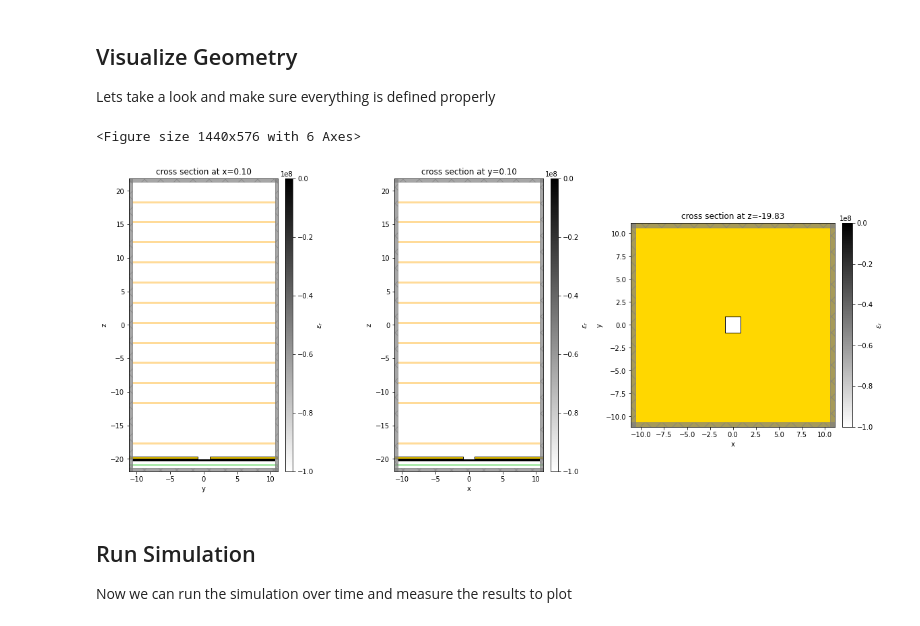
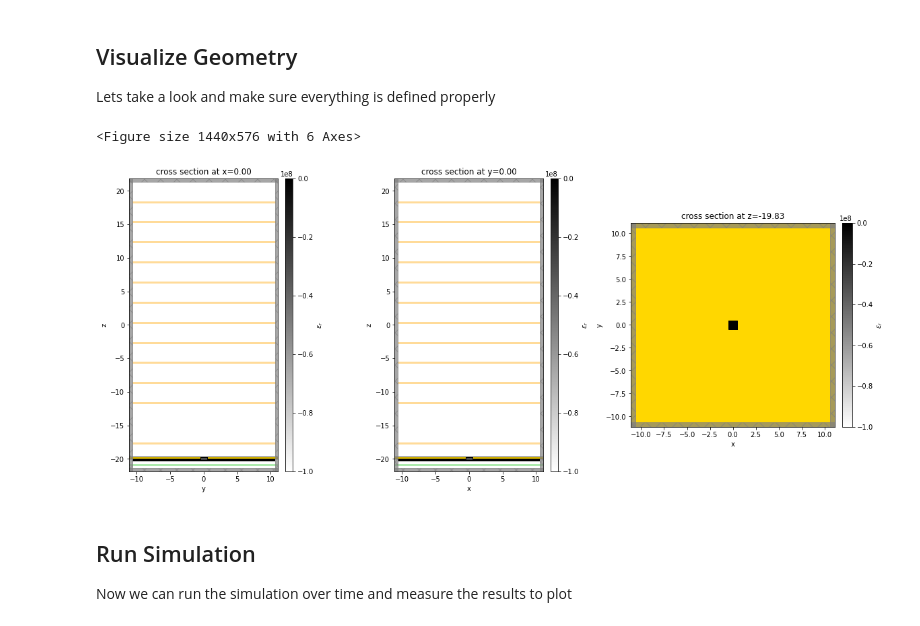
Before and after one commit to flexcompute-readthedocs/tidy3d-docs, a Jupyter notebook: docs/source/notebooks/Near2FarTest2.ipynb, the cells around one changed output. Drawn from its saved outputs; the diff is of its cells as text; code cells hidden in the pictures.

```diff
--- a/docs/source/notebooks/Near2FarTest2.ipynb
+++ b/docs/source/notebooks/Near2FarTest2.ipynb
@@ -91,35 +91,22 @@ substrate = td.Structure(
     medium=SiO2
 )
 
-# create a running list of structures
-geometry = [substrate]
-
 width = 1 * wavelength
-
 pec_center_z = -length_z/2 + space_below_sub + thickness_sub + H / 2
 
-left = td.Structure(
+pec_plate = td.Structure(
     geometry=td.Box(
-        center=[-length_xy/4-width-wavelength/2, 0, pec_center_z],
-        size=[length_xy/2+width/4+wavelength, td.inf, thickness_sub]),
-    medium=td.PEC)
-right = td.Structure(
-    geometry=td.Box(
-        center=[+length_xy/4+width+wavelength/2, 0, pec_center_z],
-        size=[length_xy/2+width/4+wavelength, td.inf, thickness_sub]),
-    medium=td.PEC)
-top = td.Structure(
-    geometry=td.Box(
-        center=[0, -length_xy/4-width-wavelength/2, pec_center_z],
-        size=[td.inf, length_xy/2+width/4+wavelength, thickness_sub]),
-    medium=td.PEC)
-bottom = td.Structure(
-    geometry=td.Box(
-        center=[0, +length_xy/4+width+wavelength/2, pec_center_z],
-        size=[td.inf, length_xy/2+width/4+wavelength, thickness_sub]),
+        center=[0, 0, pec_center_z],
+        size=[td.inf, td.inf, thickness_sub]),
     medium=td.PEC)
 
-geometry = [substrate, left, right, top, bottom]
+aperture = td.Structure(
+    geometry=td.Box(
+        center=[0, 0, pec_center_z],
+        size=[width, width, thickness_sub]),
+    medium=air)
+
+geometry = [substrate, pec_plate, aperture]
 # %%
 # Bandwidth in Hz
 fwidth = f0 / 10.0
@@ -212,18 +199,18 @@ Lets take a look and make sure everything is defined properly
 # %%
 # fig, (ax1, ax2, ax3) = plt.subplots(1, 3, figsize=(24, 8))
 
 # # Time the visualization of the 2D plane
 # td.viz.viz_eps_2D(sim, normal='x', position=0.1, ax=ax1);
 # td.viz.viz_eps_2D(sim, normal='y', position=0.1, ax=ax2);
 # td.viz.viz_eps_2D(sim, normal='z', position=-length_z/2 + space_below_sub + thickness_sub + H / 2, ax=ax3);
 
 fig, (ax1, ax2, ax3) = plt.subplots(1, 3, figsize=(20, 8))
-sim.plot_eps(x=0.1, ax=ax1);
-sim.plot_eps(y=0.1, ax=ax2);
-sim.plot_eps(z=-length_z/2 + space_below_sub + thickness_sub + H / 2, ax=ax3);
+sim.plot_eps(x=0, ax=ax1);
+sim.plot_eps(y=0, ax=ax2);
+sim.plot_eps(z=pec_center_z, ax=ax3);
 # %% [output]
 <Figure size 1440x576 with 6 Axes>
-[figure, old version]
+[figure, new version]
 # %% [markdown]
 ## Run Simulation
 
```
Also changed, not shown: parts of 11 cells of this notebook, 25 other files.
